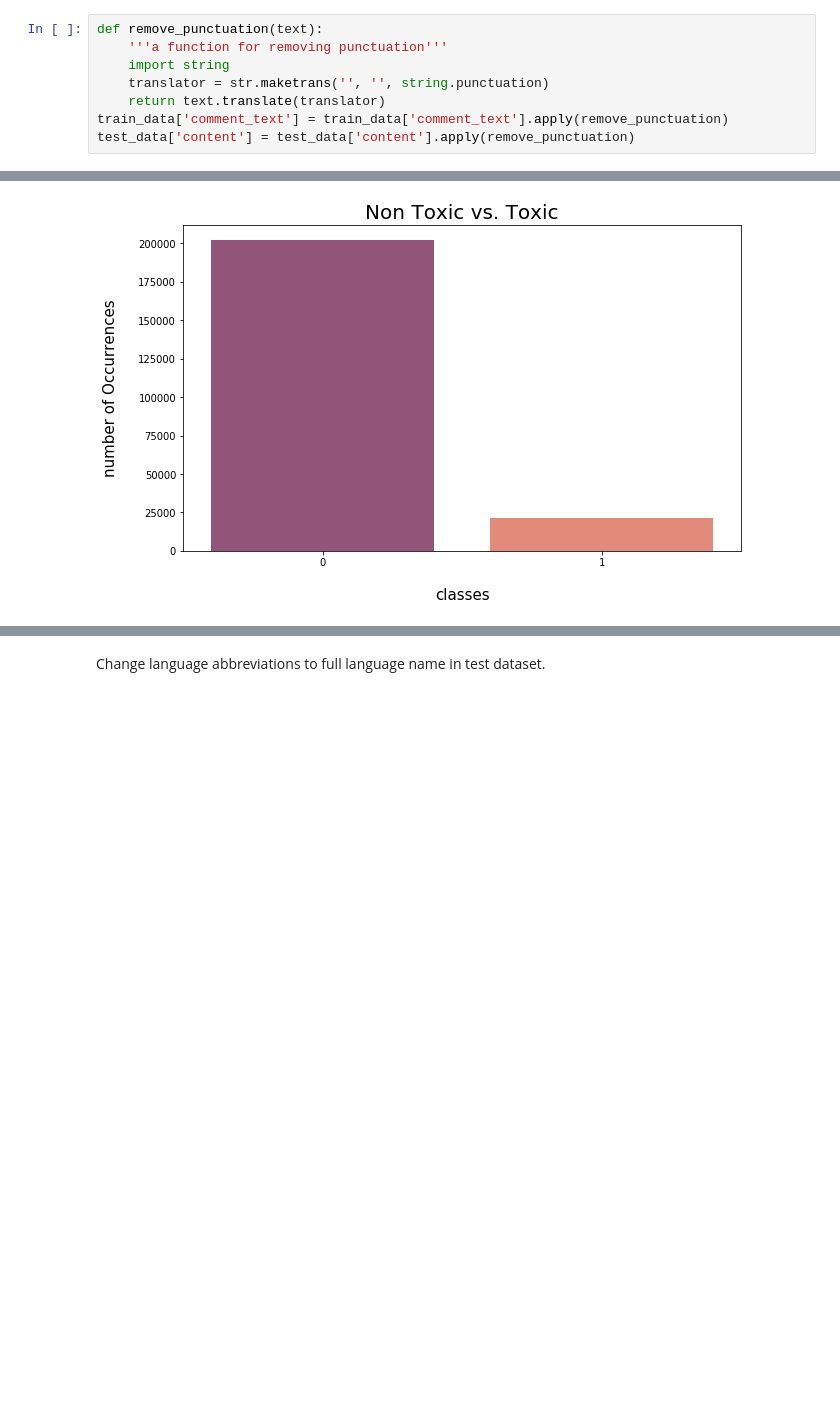
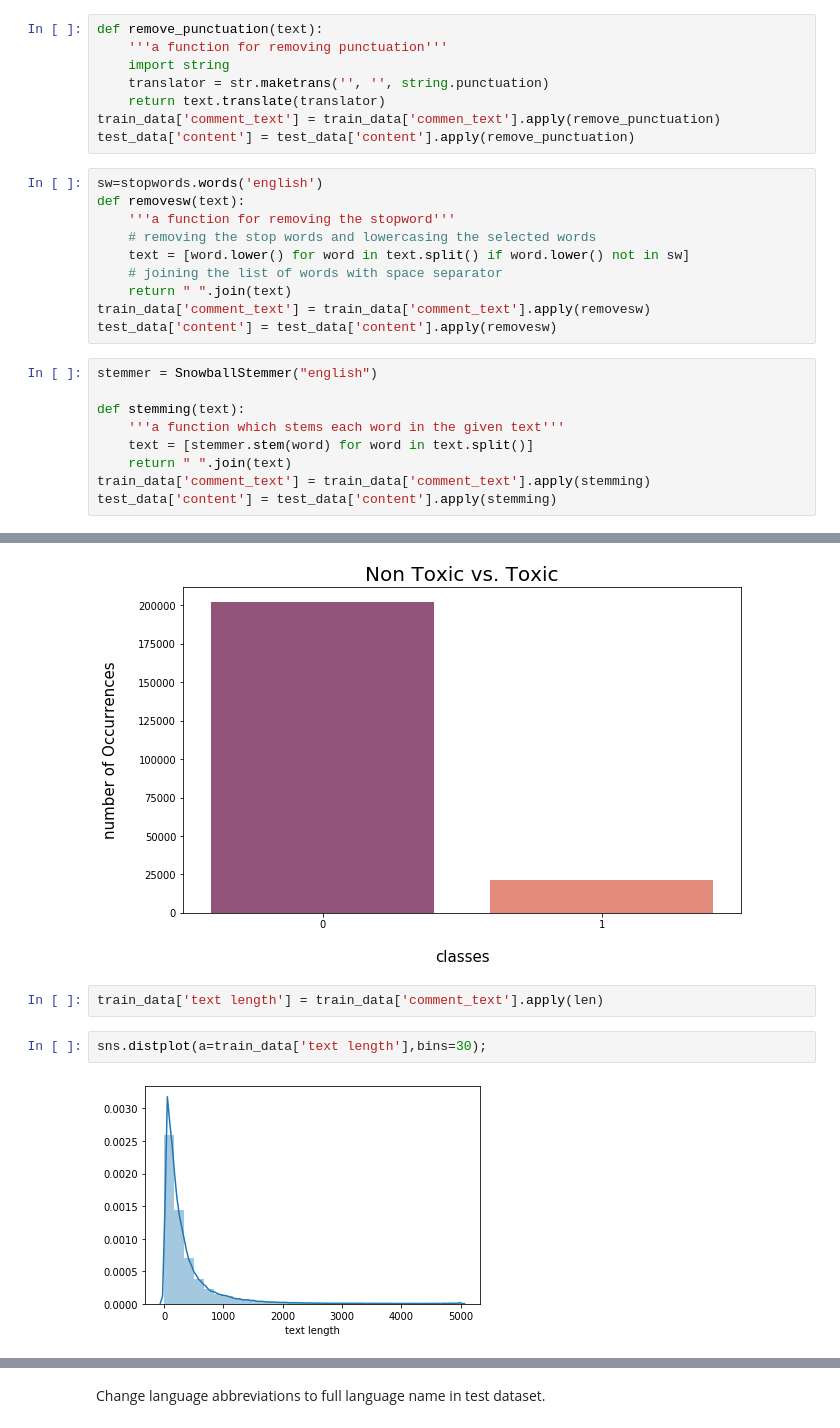
Before and after one commit to drenize/Multilingual_NLP_Classifier_Toxic_Comments, a Jupyter notebook: Toxic_Comments_EDA.ipynb, the cells around one changed output, grey strips where cells are left out. Cells and saved outputs as stored; diff of their text form; blank space fills up the shorter version.

```diff
--- a/Toxic_Comments_EDA.ipynb
+++ b/Toxic_Comments_EDA.ipynb
@@ -221,8 +250,27 @@ def remove_punctuation(text):
     import string
     translator = str.maketrans('', '', string.punctuation)
     return text.translate(translator)
-train_data['comment_text'] = train_data['comment_text'].apply(remove_punctuation)
+train_data['comment_text'] = train_data['commen_text'].apply(remove_punctuation)
 test_data['content'] = test_data['content'].apply(remove_punctuation)
+# %%
+sw=stopwords.words('english')
+def removesw(text):
+    '''a function for removing the stopword'''
+    # removing the stop words and lowercasing the selected words
+    text = [word.lower() for word in text.split() if word.lower() not in sw]
+    # joining the list of words with space separator
+    return " ".join(text)
+train_data['comment_text'] = train_data['comment_text'].apply(removesw)
+test_data['content'] = test_data['content'].apply(removesw)
+# %%
+stemmer = SnowballStemmer("english")
+
+def stemming(text):
+    '''a function which stems each word in the given text'''
+    text = [stemmer.stem(word) for word in text.split()]
+    return " ".join(text)
+train_data['comment_text'] = train_data['comment_text'].apply(stemming)
+test_data['content'] = test_data['content'].apply(stemming)
 # %% [markdown]
 ## Check for Missings
 # %% [markdown]
@@ -285,3 +333,9 @@ plt.xlabel('classes', fontsize=15,labelpad=20)
 plt.show()
 # %% [output]
 [figure]
+# %%
+train_data['text length'] = train_data['comment_text'].apply(len)
+# %%
+sns.distplot(a=train_data['text length'],bins=30);
+# %% [output]
+[figure, added]
```
Also changed, not shown: parts of 11 cells of this notebook, 1 other file.
